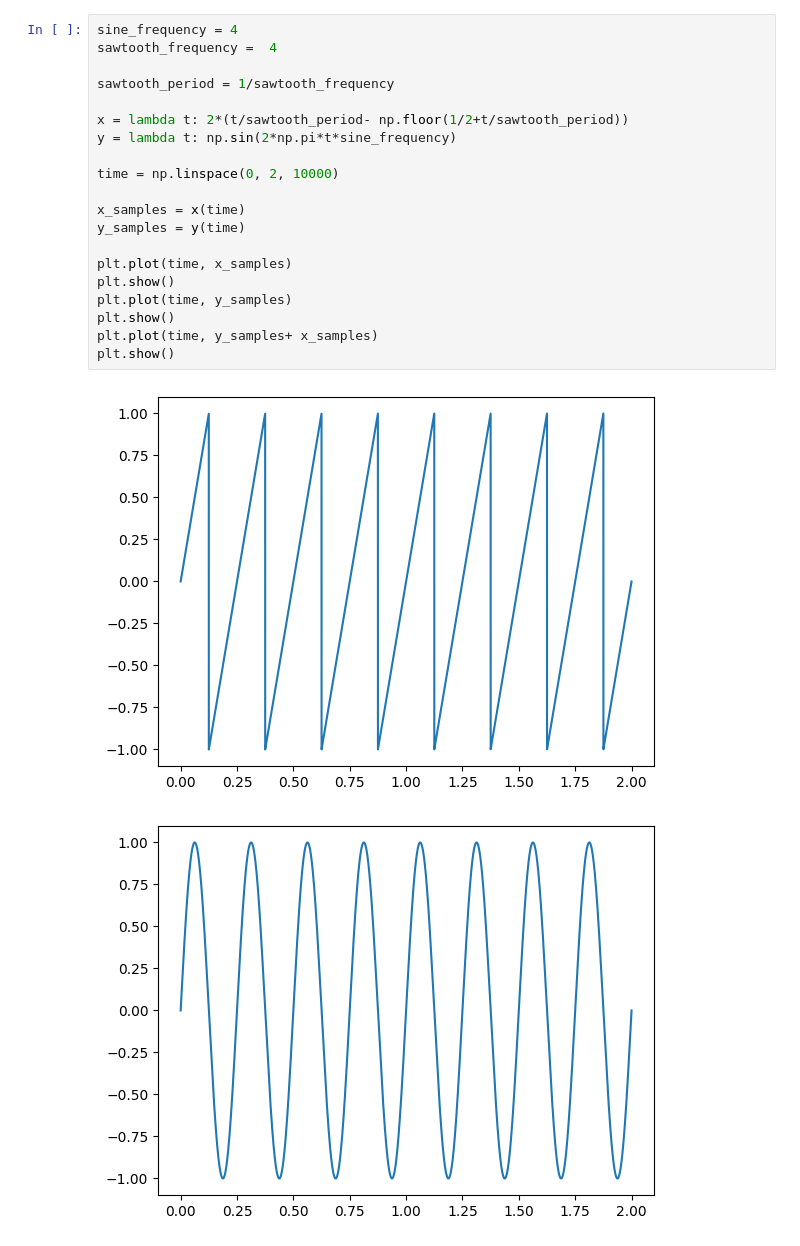
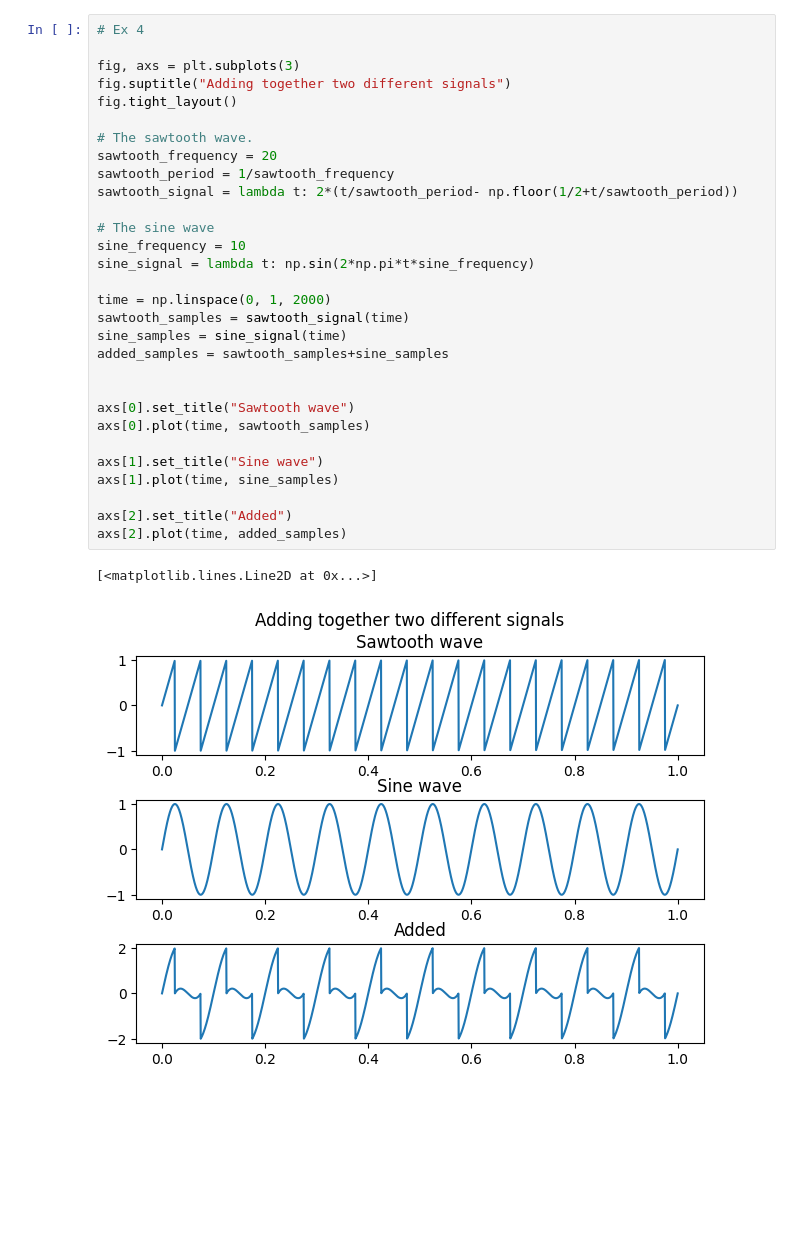
Before and after one commit to visanalexandru/SignalProcessing, a Jupyter notebook: Lab2/lab2.ipynb, the cells around one changed output. Drawn from its saved outputs; the diff is of its cells as text; blank space fills up the shorter version.

```diff
--- a/Lab2/lab2.ipynb
+++ b/Lab2/lab2.ipynb
@@ -91,23 +167,33 @@ scipy.io.wavfile.write("test.wav", 10000, samples)
 # %%
-sine_frequency = 4
-sawtooth_frequency =  4
+# Ex 4
 
+fig, axs = plt.subplots(3)
+fig.suptitle("Adding together two different signals")
+fig.tight_layout()
+
+# The sawtooth wave.
+sawtooth_frequency = 20
 sawtooth_period = 1/sawtooth_frequency
+sawtooth_signal = lambda t: 2*(t/sawtooth_period- np.floor(1/2+t/sawtooth_period))
 
-x = lambda t: 2*(t/sawtooth_period- np.floor(1/2+t/sawtooth_period))
-y = lambda t: np.sin(2*np.pi*t*sine_frequency)
+# The sine wave
+sine_frequency = 10
+sine_signal = lambda t: np.sin(2*np.pi*t*sine_frequency)
 
-time = np.linspace(0, 2, 10000)
+time = np.linspace(0, 1, 2000)
+sawtooth_samples = sawtooth_signal(time)
+sine_samples = sine_signal(time)
+added_samples = sawtooth_samples+sine_samples
 
-x_samples = x(time)
-y_samples = y(time)
 
-plt.plot(time, x_samples)
-plt.show()
-plt.plot(time, y_samples)
-plt.show()
-plt.plot(time, y_samples+ x_samples)
-plt.show()
+axs[0].set_title("Sawtooth wave")
+axs[0].plot(time, sawtooth_samples)
+
+axs[1].set_title("Sine wave")
+axs[1].plot(time, sine_samples)
+
+axs[2].set_title("Added")
+axs[2].plot(time, added_samples)
 # %% [output]
+[<matplotlib.lines.Line2D at 0x...>]
-[figure, old version]
+[figure, new version]
-[figure, removed]
```
Also changed, not shown: parts of 18 cells of this notebook.
